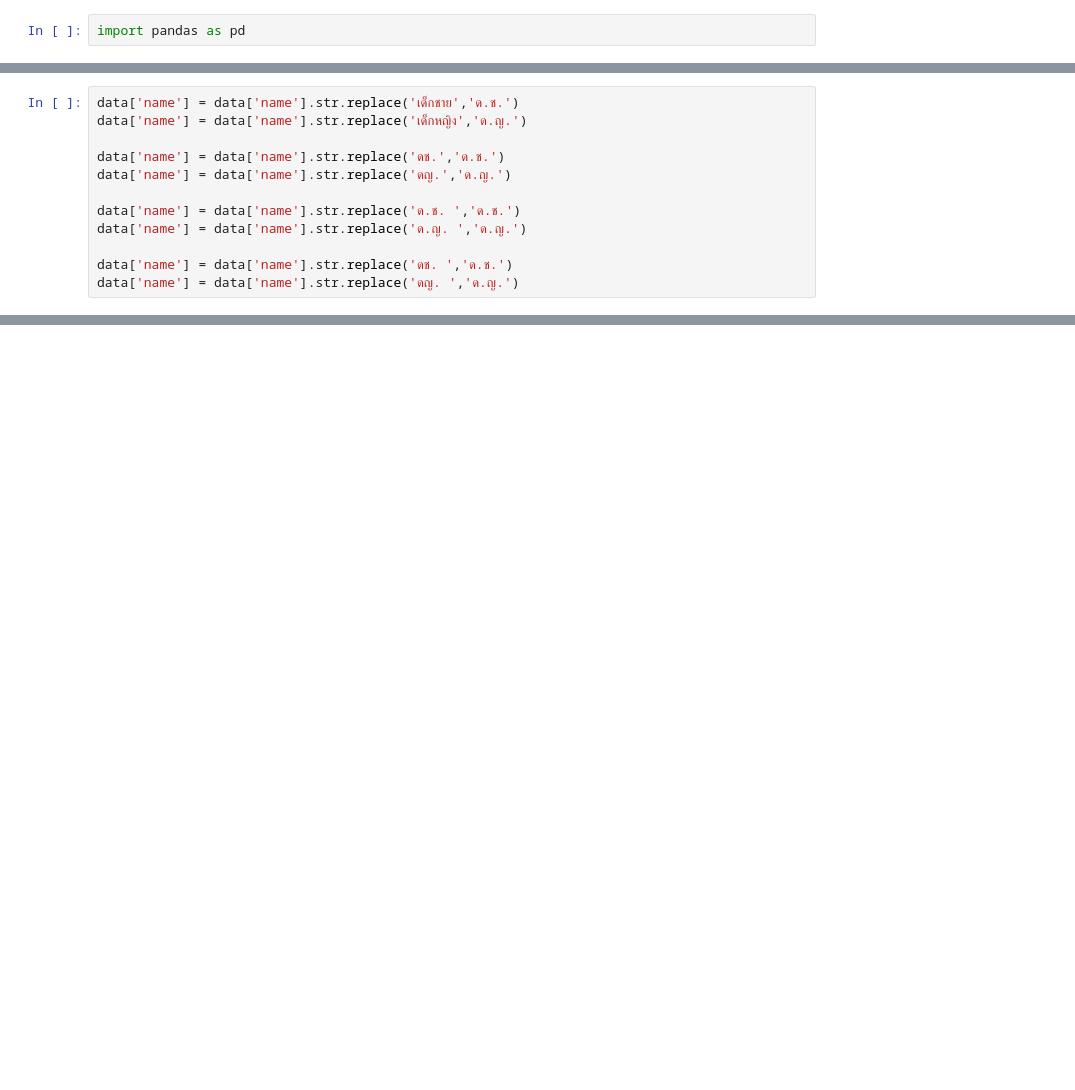
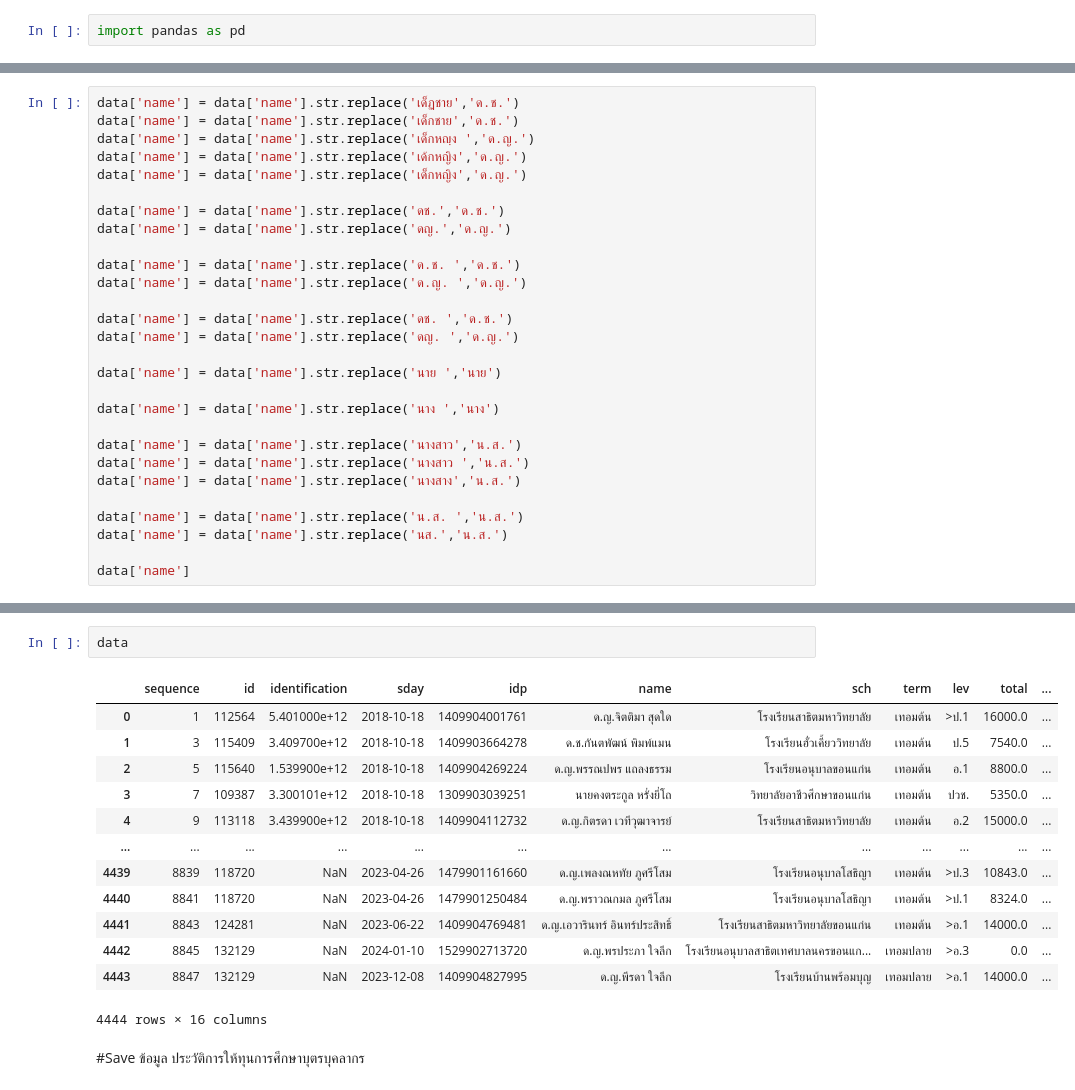
Before and after one commit to ananyapoonsawat/BSC_DPDM23, a Jupyter notebook: ทดสอบ.ipynb, the cells around one changed output, grey strips where cells are left out. Cells and saved outputs as stored; diff of their text form; blank space fills up the shorter version.

```diff
--- a/ทดสอบ.ipynb
+++ b/ทดสอบ.ipynb
@@ -47,5 +48,8 @@ Name: name, Length: 4444, dtype: object
 # %%
+data['name'] = data['name'].str.replace('เด็ฏชาย','ด.ช.')
 data['name'] = data['name'].str.replace('เด็กชาย','ด.ช.')
+data['name'] = data['name'].str.replace('เด็กหญฺง ','ด.ญ.')
+data['name'] = data['name'].str.replace('เด้กหญิง','ด.ญ.')
 data['name'] = data['name'].str.replace('เด็กหญิง','ด.ญ.')
 
 data['name'] = data['name'].str.replace('ดช.','ด.ช.')
@@ -56,3 +60,16 @@ data['name'] = data['name'].str.replace('ด.ญ. ','ด.ญ.')
 
 data['name'] = data['name'].str.replace('ดช. ','ด.ช.')
 data['name'] = data['name'].str.replace('ดญ. ','ด.ญ.')
+
+data['name'] = data['name'].str.replace('นาย ','นาย')
+
+data['name'] = data['name'].str.replace('นาง ','นาง')
+
+data['name'] = data['name'].str.replace('นางสาว','น.ส.')
+data['name'] = data['name'].str.replace('นางสาว ','น.ส.')
+data['name'] = data['name'].str.replace('นางสาง','น.ส.')
+
+data['name'] = data['name'].str.replace('น.ส. ','น.ส.')
+data['name'] = data['name'].str.replace('นส.','น.ส.')
+
+data['name']
@@ -63,0 +89,18 @@ SyntaxError: cannot assign to function call here. Maybe you meant '==' instead o
+# %%
+data
+# %% [output]
+|  | sequence | id | identification | sday | idp | name | sch | term | lev | total | ... |
+| 0 | 1 | 112564 | 5.401000e+12 | 2018-10-18 | 1409904001761 | ด.ญ.จิตติมา สุดใด | โรงเรียนสาธิตมหาวิทยาลัย | เทอมต้น | >ป.1 | 16000.0 | ... |
+| 1 | 3 | 115409 | 3.409700e+12 | 2018-10-18 | 1409903664278 | ด.ช.กันตพัฒน์ พิมพ์แมน | โรงเรียนฮั่วเคี้ยววิทยาลัย | เทอมต้น | ป.5 | 7540.0 | ... |
+| 2 | 5 | 115640 | 1.539900e+12 | 2018-10-18 | 1409904269224 | ด.ญ.พรรณปพร แถลงธรรม | โรงเรียนอนุบาลขอนแก่น | เทอมต้น | อ.1 | 8800.0 | ... |
+| 3 | 7 | 109387 | 3.300101e+12 | 2018-10-18 | 1309903039251 | นายคงตระกูล หรั่งยี่โถ | วิทยาลัยอาชีวศึกษาขอนแก่น | เทอมต้น | ปวช. | 5350.0 | ... |
+| 4 | 9 | 113118 | 3.439900e+12 | 2018-10-18 | 1409904112732 | ด.ญ.กิตรดา เวทีวุฒาจารย์ | โรงเรียนสาธิตมหาวิทยาลัย | เทอมต้น | อ.2 | 15000.0 | ... |
+| ... | ... | ... | ... | ... | ... | ... | ... | ... | ... | ... | ... |
+| 4439 | 8839 | 118720 | NaN | 2023-04-26 | 1479901161660 | ด.ญ.เพลงณหทัย ภูศรีโสม | โรงเรียนอนุบาลโสธิญา | เทอมต้น | >ป.3 | 10843.0 | ... |
+| 4440 | 8841 | 118720 | NaN | 2023-04-26 | 1479901250484 | ด.ญ.พราวณกมล ภูศรีโสม | โรงเรียนอนุบาลโสธิญา | เทอมต้น | >ป.1 | 8324.0 | ... |
+| 4441 | 8843 | 124281 | NaN | 2023-06-22 | 1409904769481 | ด.ญ.เอวารินทร์ อินทร์ประสิทธิ์ | โรงเรียนสาธิตมหาวิทยาลัยขอนแก่น | เทอมต้น | >อ.1 | 14000.0 | ... |
+| 4442 | 8845 | 132129 | NaN | 2024-01-10 | 1529902713720 | ด.ญ.พรประภา ใจลึก | โรงเรียนอนุบาลสาธิตเทศบาลนครขอนแก... | เทอมปลาย | >อ.3 | 0.0 | ... |
+| 4443 | 8847 | 132129 | NaN | 2023-12-08 | 1409904827995 | ด.ญ.พีรดา ใจลึก | โรงเรียนบ้านพร้อมบุญ | เทอมปลาย | >อ.1 | 14000.0 | ... |
+4444 rows × 16 columns
+# %% [markdown]
+#Save ข้อมูล ประวัติการให้ทุนการศึกษาบุตรบุคลากร
```
Also changed, not shown: parts of 10 cells of this notebook.
